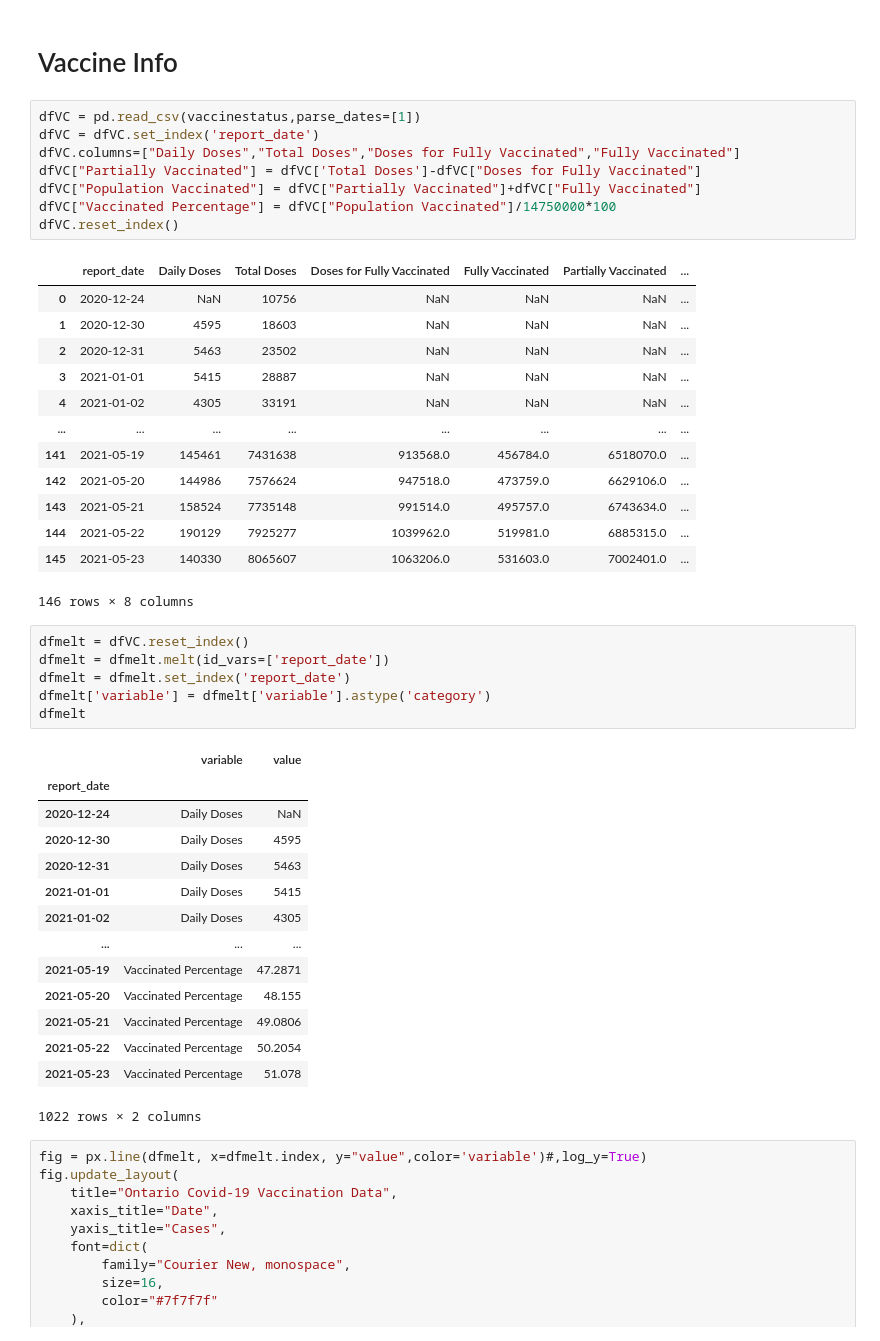
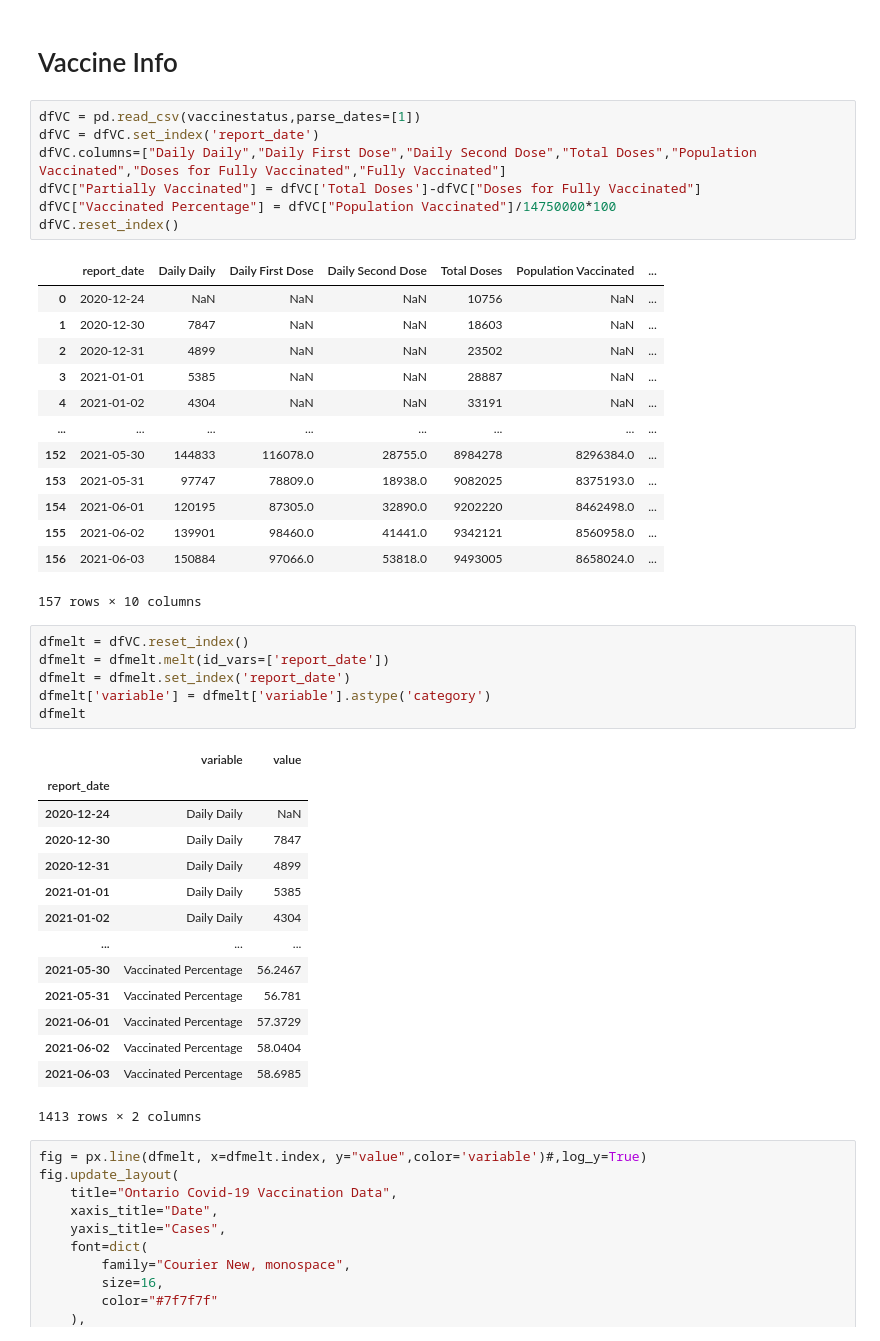
Before and after one commit to minix1234/minix1234.github.io, a Jupyter notebook: pelican/notebooks/Ontario.ipynb, the cells around one changed output. Saved outputs shown, nothing was run; the diff lists cells and outputs as text.

```diff
--- a/pelican/notebooks/Ontario.ipynb
+++ b/pelican/notebooks/Ontario.ipynb
@@ -445,25 +445,24 @@ figpie.show()
 # %%
 dfVC = pd.read_csv(vaccinestatus,parse_dates=[1])
 dfVC = dfVC.set_index('report_date')
-dfVC.columns=["Daily Doses","Total Doses","Doses for Fully Vaccinated","Fully Vaccinated"]
+dfVC.columns=["Daily Daily","Daily First Dose","Daily Second Dose","Total Doses","Population Vaccinated","Doses for Fully Vaccinated","Fully Vaccinated"]
 dfVC["Partially Vaccinated"] = dfVC['Total Doses']-dfVC["Doses for Fully Vaccinated"]
-dfVC["Population Vaccinated"] = dfVC["Partially Vaccinated"]+dfVC["Fully Vaccinated"]
 dfVC["Vaccinated Percentage"] = dfVC["Population Vaccinated"]/14750000*100
 dfVC.reset_index()
 # %% [output]
-|  | report_date | Daily Doses | Total Doses | Doses for Fully Vaccinated | Fully Vaccinated | Partially Vaccinated | ... |
-| 0 | 2020-12-24 | NaN | 10756 | NaN | NaN | NaN | ... |
-| 1 | 2020-12-30 | 4595 | 18603 | NaN | NaN | NaN | ... |
-| 2 | 2020-12-31 | 5463 | 23502 | NaN | NaN | NaN | ... |
-| 3 | 2021-01-01 | 5415 | 28887 | NaN | NaN | NaN | ... |
-| 4 | 2021-01-02 | 4305 | 33191 | NaN | NaN | NaN | ... |
+|  | report_date | Daily Daily | Daily First Dose | Daily Second Dose | Total Doses | Population Vaccinated | ... |
+| 0 | 2020-12-24 | NaN | NaN | NaN | 10756 | NaN | ... |
+| 1 | 2020-12-30 | 7847 | NaN | NaN | 18603 | NaN | ... |
+| 2 | 2020-12-31 | 4899 | NaN | NaN | 23502 | NaN | ... |
+| 3 | 2021-01-01 | 5385 | NaN | NaN | 28887 | NaN | ... |
+| 4 | 2021-01-02 | 4304 | NaN | NaN | 33191 | NaN | ... |
 | ... | ... | ... | ... | ... | ... | ... | ... |
-| 141 | 2021-05-19 | 145461 | 7431638 | 913568.0 | 456784.0 | 6518070.0 | ... |
-| 142 | 2021-05-20 | 144986 | 7576624 | 947518.0 | 473759.0 | 6629106.0 | ... |
-| 143 | 2021-05-21 | 158524 | 7735148 | 991514.0 | 495757.0 | 6743634.0 | ... |
-| 144 | 2021-05-22 | 190129 | 7925277 | 1039962.0 | 519981.0 | 6885315.0 | ... |
-| 145 | 2021-05-23 | 140330 | 8065607 | 1063206.0 | 531603.0 | 7002401.0 | ... |
+| 152 | 2021-05-30 | 144833 | 116078.0 | 28755.0 | 8984278 | 8296384.0 | ... |
+| 153 | 2021-05-31 | 97747 | 78809.0 | 18938.0 | 9082025 | 8375193.0 | ... |
+| 154 | 2021-06-01 | 120195 | 87305.0 | 32890.0 | 9202220 | 8462498.0 | ... |
+| 155 | 2021-06-02 | 139901 | 98460.0 | 41441.0 | 9342121 | 8560958.0 | ... |
+| 156 | 2021-06-03 | 150884 | 97066.0 | 53818.0 | 9493005 | 8658024.0 | ... |
-146 rows × 8 columns
+157 rows × 10 columns
 # %%
 dfmelt = dfVC.reset_index()
 dfmelt = dfmelt.melt(id_vars=['report_date'])
@@ -473,18 +472,18 @@ dfmelt
 # %% [output]
 |  | variable | value |
 | report_date |  |  |
-| 2020-12-24 | Daily Doses | NaN |
-| 2020-12-30 | Daily Doses | 4595 |
-| 2020-12-31 | Daily Doses | 5463 |
-| 2021-01-01 | Daily Doses | 5415 |
-| 2021-01-02 | Daily Doses | 4305 |
+| 2020-12-24 | Daily Daily | NaN |
+| 2020-12-30 | Daily Daily | 7847 |
+| 2020-12-31 | Daily Daily | 4899 |
+| 2021-01-01 | Daily Daily | 5385 |
+| 2021-01-02 | Daily Daily | 4304 |
 | ... | ... | ... |
-| 2021-05-19 | Vaccinated Percentage | 47.2871 |
-| 2021-05-20 | Vaccinated Percentage | 48.155 |
-| 2021-05-21 | Vaccinated Percentage | 49.0806 |
-| 2021-05-22 | Vaccinated Percentage | 50.2054 |
-| 2021-05-23 | Vaccinated Percentage | 51.078 |
+| 2021-05-30 | Vaccinated Percentage | 56.2467 |
+| 2021-05-31 | Vaccinated Percentage | 56.781 |
+| 2021-06-01 | Vaccinated Percentage | 57.3729 |
+| 2021-06-02 | Vaccinated Percentage | 58.0404 |
+| 2021-06-03 | Vaccinated Percentage | 58.6985 |
-1022 rows × 2 columns
+1413 rows × 2 columns
 # %%
 fig = px.line(dfmelt, x=dfmelt.index, y="value",color='variable')#,log_y=True)
 fig.update_layout(
```
Also changed, not shown: parts of 10 cells of this notebook, 1 other file.
